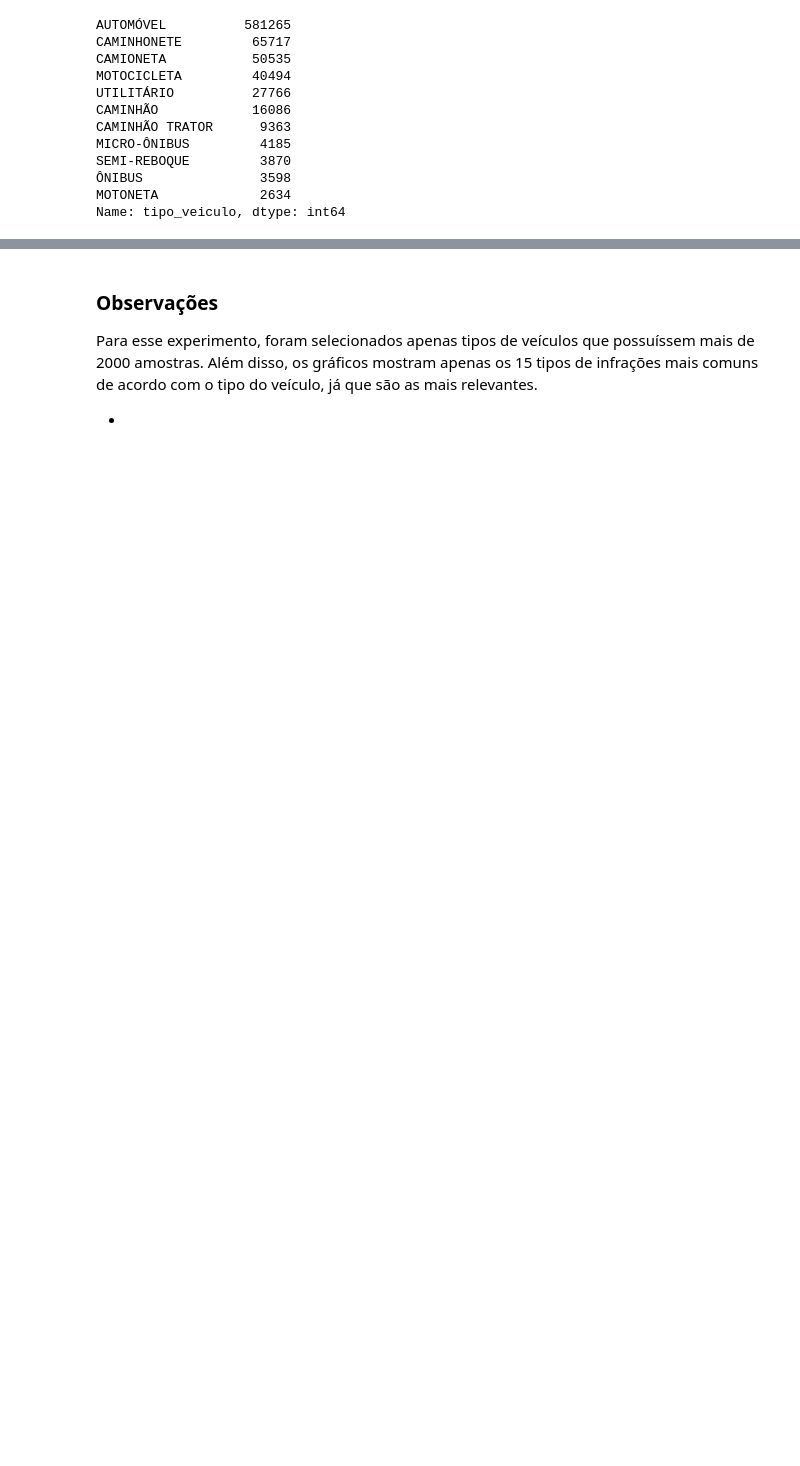
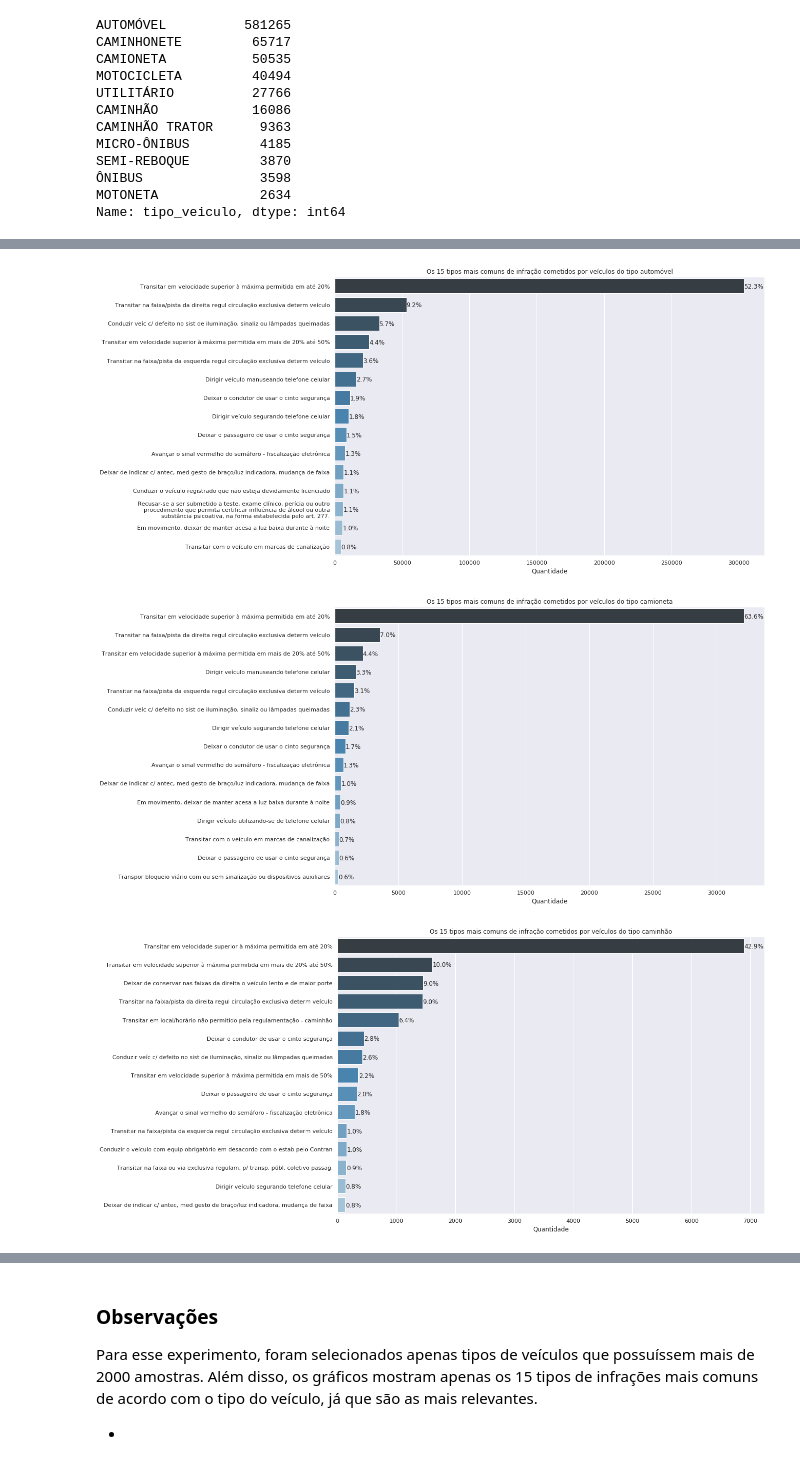
Before and after one commit to IagoCarvalho/tcc_scripts, a Jupyter notebook: QP06-Analysis.ipynb, the cells around one changed output, grey strips where cells are left out. Drawn from its saved outputs; the diff is of its cells as text; code cells hidden in the pictures; blank space fills up the shorter version.

Commit message:
Adding prf graphs.

```diff
--- a/QP06-Analysis.ipynb
+++ b/QP06-Analysis.ipynb
@@ -21,6 +22,37 @@ pd.set_option('display.max_columns', 50)
 df_infracoes_der_2018_2019 = mongo_to_dataframe("infracoes_der_2018_2019")
 # %%
 df_infracoes_prf_2010_2018 = mongo_to_dataframe("infracoes_prf_2010_2018")
+# %%
+def plota_infracoes_veiculos(df, lista_tipos_veiculos, label_tipo_veiculo, label_qtd_infracoes, label_tipo_infracao):
+    for tipo_veiculo in lista_tipos_veiculos:
+        infracoes = df.loc[df[label_tipo_veiculo] == tipo_veiculo]
+        infracoes = infracoes.groupby(label_tipo_infracao).count().reset_index().sort_values(label_qtd_infracoes, ascending=False)
+        infracoes_comuns = infracoes.iloc[[i for i in range(0, 15)]]
+        # Quebra linha de descricoes muito longas
+        for descricao in infracoes_comuns[label_tipo_infracao]:
+            if len(descricao) > 100:
+                desc_linha_quebrada = "\n".join(textwrap.wrap(descricao,70))
+                infracoes_comuns[label_tipo_infracao] = infracoes_comuns[label_tipo_infracao].str.replace(descricao, desc_linha_quebrada)
+
+        grafico = sns.barplot(y = infracoes_comuns[label_tipo_infracao],
+                              x = infracoes_comuns[label_qtd_infracoes],
+                              data = infracoes_comuns,
+                              palette = "Blues_d")
+
+        n_infracoes = infracoes_comuns[label_qtd_infracoes].reset_index().drop(columns='index')
+        total = infracoes[label_qtd_infracoes].sum()
+        i = 0
+        for p in grafico.patches:
+            percentage = '{:.1f}%'.format(100 * n_infracoes[label_qtd_infracoes][i]/total)
+            x = p.get_x() + p.get_width() + 5
+            y = p.get_y() + p.get_height() / 1.5
+            grafico.annotate(percentage, (x, y))
+            i += 1
+
+        plt.title("Os 15 tipos mais comuns de infração cometidos por veículos do tipo " + tipo_veiculo.lower())
+        plt.xlabel("Quantidade")
+        plt.ylabel("")
+        plt.show()
 # %% [markdown]
 ### Infrações DER
 # %%
@@ -123,0 +116,13 @@ for tipo_veiculo in lista_tipos_veiculos:
+# %%
+lista_tipos_veiculos = df_infracoes_der_2018_2019.tipo_veiculo.unique().tolist()
+lista_tipos_veiculos.pop() # Retira o ultimo valor da lista, que e nan
+
+plota_infracoes_veiculos(df=df_infracoes_der_2018_2019,
+                         lista_tipos_veiculos=lista_tipos_veiculos,
+                         label_tipo_veiculo='tipo_veiculo',
+                         label_qtd_infracoes='tipo_infracao',
+                         label_tipo_infracao='descricao')
+# %% [output]
+[figure, added]
+[figure, added]
+[figure, added]
```
Also changed, not shown: parts of 8 cells of this notebook.
